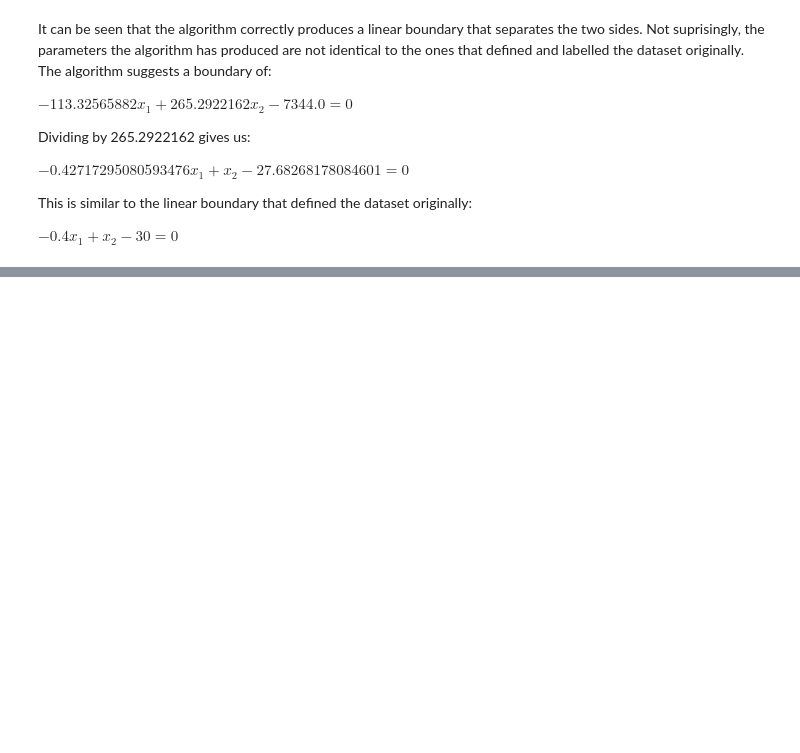
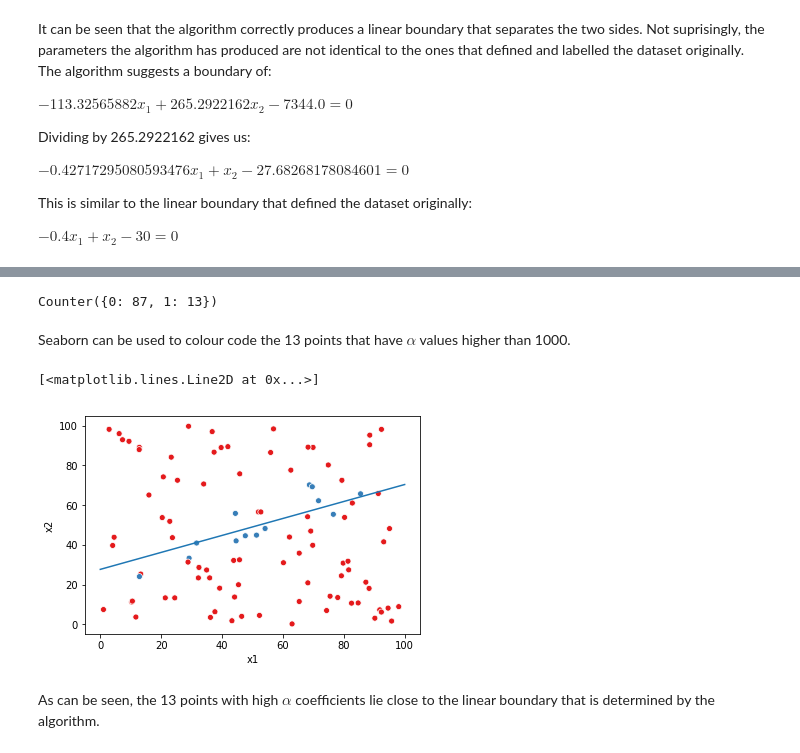
Before and after one commit to dmbentley/perceptron-algorithm, a Jupyter notebook: perceptron-algorithm.ipynb, the cells around one changed output, grey strips where cells are left out. Saved outputs shown, nothing was run; the diff lists cells and outputs as text; code cells hidden in the pictures; blank space fills up the shorter version.

```diff
--- a/perceptron-algorithm.ipynb
+++ b/perceptron-algorithm.ipynb
@@ -173,0 +273,2 @@ $-0.4 x_1 + x_2 - 30 = 0$
+# %%
+df['alpha'] = alpha
@@ -173,0 +277,3 @@ $-0.4 x_1 + x_2 - 30 = 0$
+# %%
+high_alpha_value = [1 if a >= 1000 else 0 for a in alpha]
+df['high_alpha_value'] = high_alpha_value
@@ -173,0 +282,14 @@ $-0.4 x_1 + x_2 - 30 = 0$
+# %%
+Counter(high_alpha_value)
+# %% [output]
+Counter({0: 87, 1: 13})
+# %% [markdown]
+Seaborn can be used to colour code the 13 points that have $\alpha$ values higher than 1000.
+# %%
+sns.scatterplot(x='x1', y='x2',data=df, hue='high_alpha_value', legend=False, palette="Set1")
+plt.plot(x1,x2)
+# %% [output]
+[<matplotlib.lines.Line2D at 0x...>]
+[figure, added]
+# %% [markdown]
+As can be seen, the 13 points with high $\alpha$ coefficients lie close to the linear boundary that is determined by the algorithm.
```
Also changed, not shown: parts of 15 cells of this notebook.
